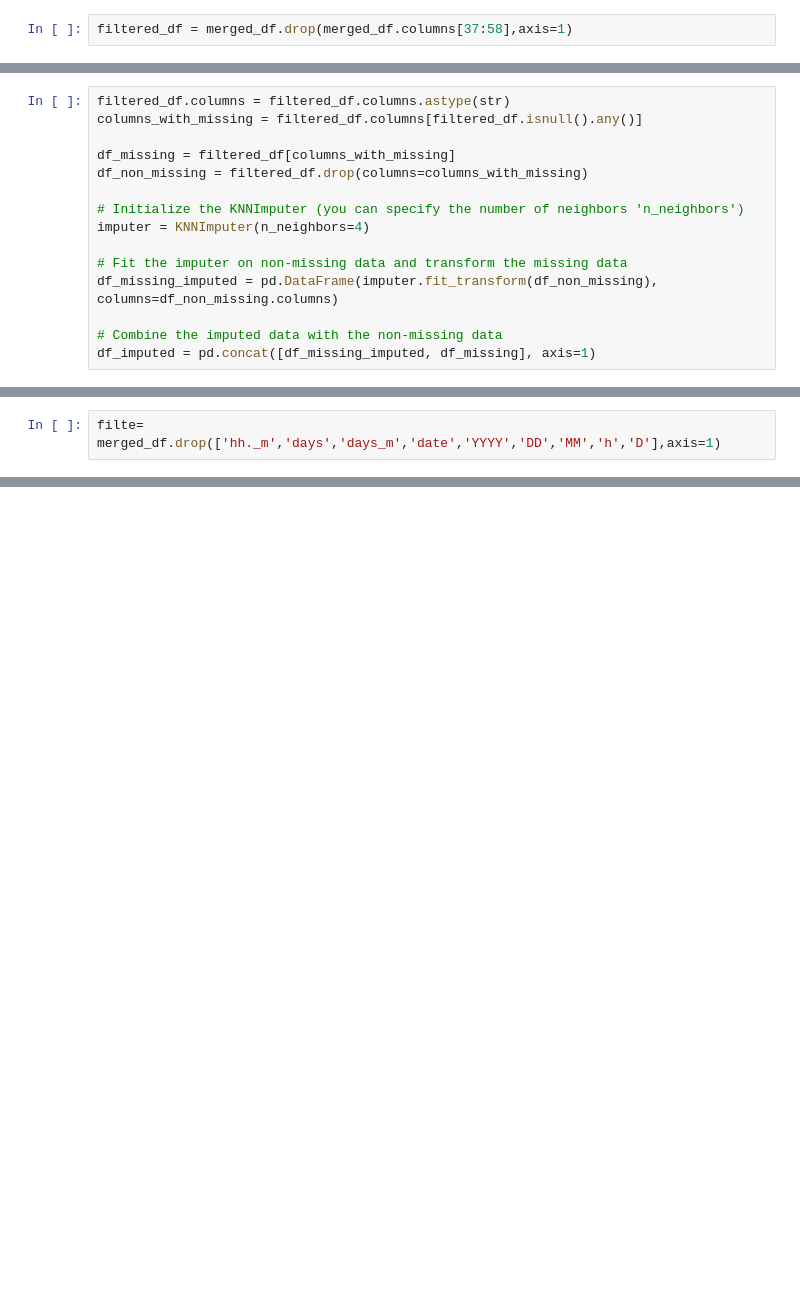
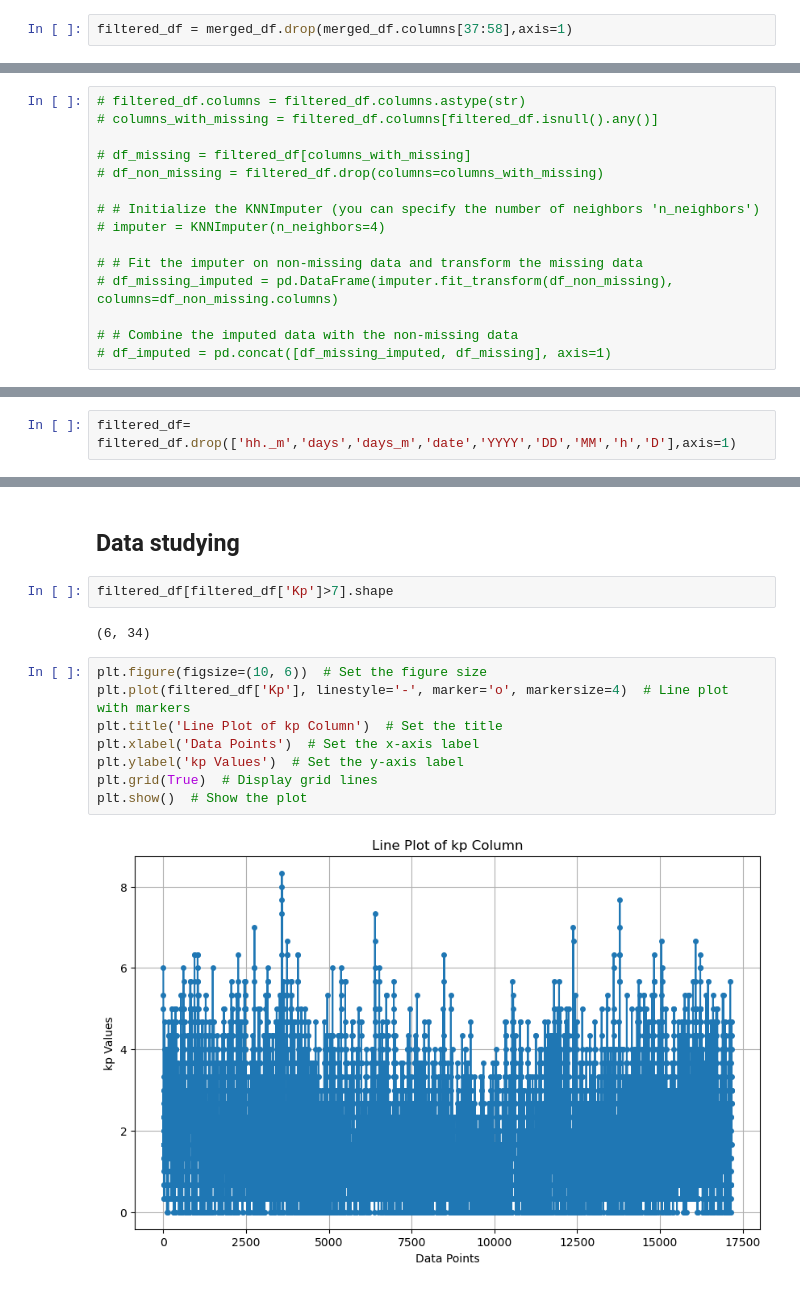
Before and after one commit to ivan-serrano-hernandez/NASA-Space-Apps, a Jupyter notebook: Getting_datasets.ipynb, the cells around one changed output, grey strips where cells are left out. Saved outputs shown, nothing was run; the diff lists cells and outputs as text; blank space fills up the shorter version.

```diff
--- a/Getting_datasets.ipynb
+++ b/Getting_datasets.ipynb
@@ -233,15 +173,15 @@ inputer = KNNImputer(n_neighbors=4)
 # %%
-filtered_df.columns = filtered_df.columns.astype(str)
-columns_with_missing = filtered_df.columns[filtered_df.isnull().any()]
+# filtered_df.columns = filtered_df.columns.astype(str)
+# columns_with_missing = filtered_df.columns[filtered_df.isnull().any()]
 
-df_missing = filtered_df[columns_with_missing]
-df_non_missing = filtered_df.drop(columns=columns_with_missing)
+# df_missing = filtered_df[columns_with_missing]
+# df_non_missing = filtered_df.drop(columns=columns_with_missing)
 
-# Initialize the KNNImputer (you can specify the number of neighbors 'n_neighbors')
-imputer = KNNImputer(n_neighbors=4)
+# # Initialize the KNNImputer (you can specify the number of neighbors 'n_neighbors')
+# imputer = KNNImputer(n_neighbors=4)
 
-# Fit the imputer on non-missing data and transform the missing data
-df_missing_imputed = pd.DataFrame(imputer.fit_transform(df_non_missing), columns=df_non_missing.columns)
+# # Fit the imputer on non-missing data and transform the missing data
+# df_missing_imputed = pd.DataFrame(imputer.fit_transform(df_non_missing), columns=df_non_missing.columns)
 
-# Combine the imputed data with the non-missing data
-df_imputed = pd.concat([df_missing_imputed, df_missing], axis=1)
+# # Combine the imputed data with the non-missing data
+# df_imputed = pd.concat([df_missing_imputed, df_missing], axis=1)
@@ -264,2 +188,2 @@ Index([  'YYYY',     'DD',     'MM',      'h',   'date',      'x',      'y',
 # %%
-filte= merged_df.drop(['hh._m','days','days_m','date','YYYY','DD','MM','h','D'],axis=1)
+filtered_df= filtered_df.drop(['hh._m','days','days_m','date','YYYY','DD','MM','h','D'],axis=1)
@@ -283,0 +201,16 @@ non_na = filtered_df.dropna()
+# %% [markdown]
+## Data studying
+# %%
+filtered_df[filtered_df['Kp']>7].shape
+# %% [output]
+(6, 34)
+# %%
+plt.figure(figsize=(10, 6))  # Set the figure size
+plt.plot(filtered_df['Kp'], linestyle='-', marker='o', markersize=4)  # Line plot with markers
+plt.title('Line Plot of kp Column')  # Set the title
+plt.xlabel('Data Points')  # Set the x-axis label
+plt.ylabel('kp Values')  # Set the y-axis label
+plt.grid(True)  # Display grid lines
+plt.show()  # Show the plot
+# %% [output]
+[figure, added]
```
Also changed, not shown: parts of 38 cells of this notebook.
